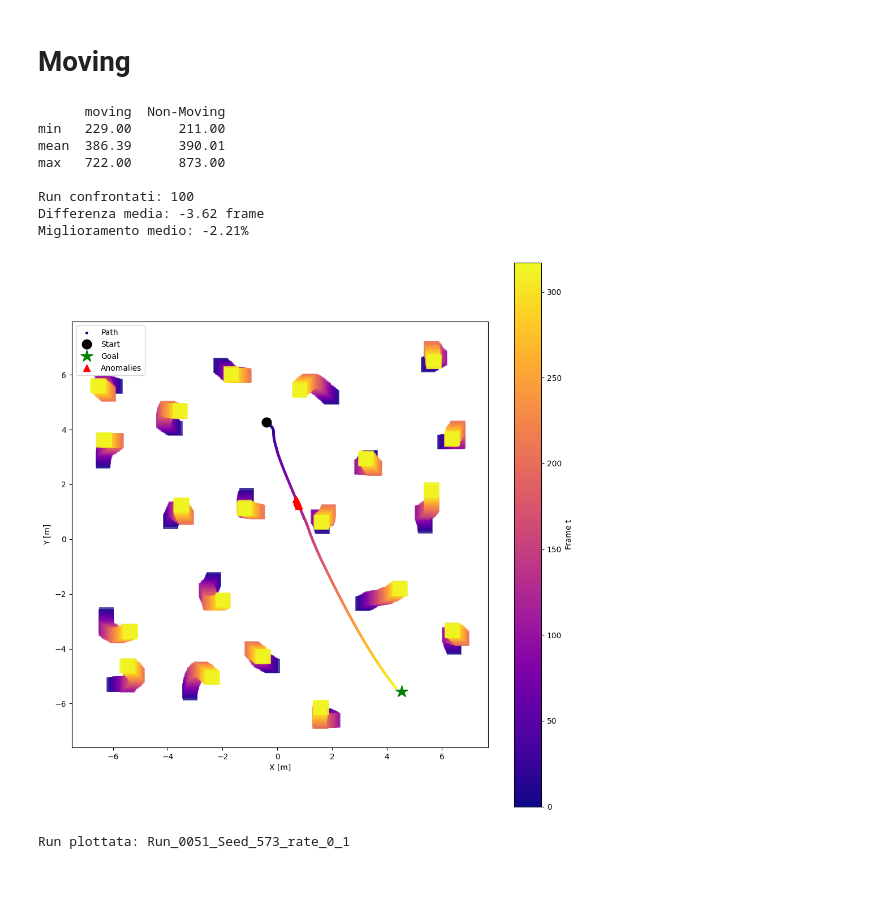
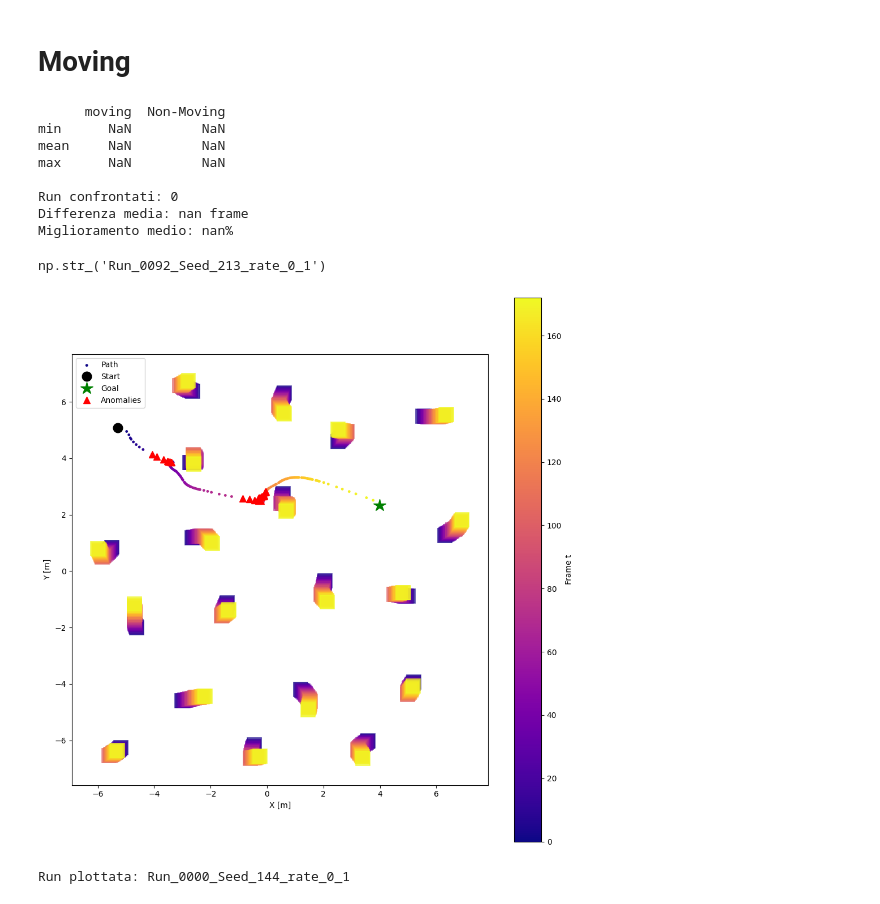
Before and after one commit to Immaioz/SNN_potential_field, a Jupyter notebook: dev.ipynb, the cells around one changed output. Cells and saved outputs as stored; diff of their text form; code cells hidden in the pictures.

```diff
--- a/dev.ipynb
+++ b/dev.ipynb
@@ -629,7 +629,7 @@ def load_arrivals(path):
     return arrivals
 
 
-moving_path = "simulation_data/REV_online_test_moving"
+moving_path = "simulation_data/REV_online_test_2"
 opt_three_path = "simulation_data/REV_simulation_data_opt_three"
 
 moving_arrivals = load_arrivals(moving_path)
@@ -677,13 +677,18 @@ print(f"Miglioramento medio: {comparison['improvement_%'].mean():.2f}%")
 # plt.show()
 # %% [output]
       moving  Non-Moving
-min   229.00      211.00
-mean  386.39      390.01
-max   722.00      873.00
+min      NaN         NaN
+mean     NaN         NaN
+max      NaN         NaN
 
-Run confrontati: 100
-Differenza media: -3.62 frame
-Miglioramento medio: -2.21%
+Run confrontati: 0
+Differenza media: nan frame
+Miglioramento medio: nan%
+# %%
+run_name = np.random.choice(common_runs)
+run_name
+# %% [output]
+np.str_('Run_0092_Seed_213_rate_0_1')
 # %%
 def plot_moving_run(path, run_dir, every=5):
     run_path = os.path.join(path, run_dir)
@@ -735,33 +740,34 @@ def plot_moving_run(path, run_dir, every=5):
 
     # Moving blocks overlaid: each block at time t uses the same colour as the
     # trajectory at time t (inclusive sampling, so the last frame is drawn).
     sample = np.arange(0, n_frames, every)
     if sample[-1] != n_frames - 1:
         sample = np.append(sample, n_frames - 1)
     for t in sample:
         color = sm.to_rgba(t)
         for bx, by in blocks[t]:
             rect = plt.Rectangle((bx - block_size / 2, by - block_size / 2),
                                 block_size, block_size,
                                 linewidth=1.2, edgecolor=color, facecolor=color,
                                 alpha=0.45)
             ax.add_patch(rect)
 
     ax.set_xlabel('X [m]')
     ax.set_ylabel('Y [m]')
     ax.set_aspect('equal')
     ax.grid(False)
     ax.legend()
     fig.colorbar(sm, ax=ax, label='Frame t')
     fig.tight_layout()
     plt.show()
     plt.close(fig)
 
 
 np.random.seed(42)
-run_name = np.random.choice(common_runs)
+# run_name = np.random.choice(common_runs)
+run_name = "Run_0000_Seed_144_rate_0_1"
 plot_moving_run(moving_path, run_name, every=5)
 print("Run plottata:", run_name)
 # %% [output]
-[figure, old version]
+[figure, new version]
-Run plottata: Run_0051_Seed_573_rate_0_1
+Run plottata: Run_0000_Seed_144_rate_0_1
```
Also changed, not shown: 2 other files.
